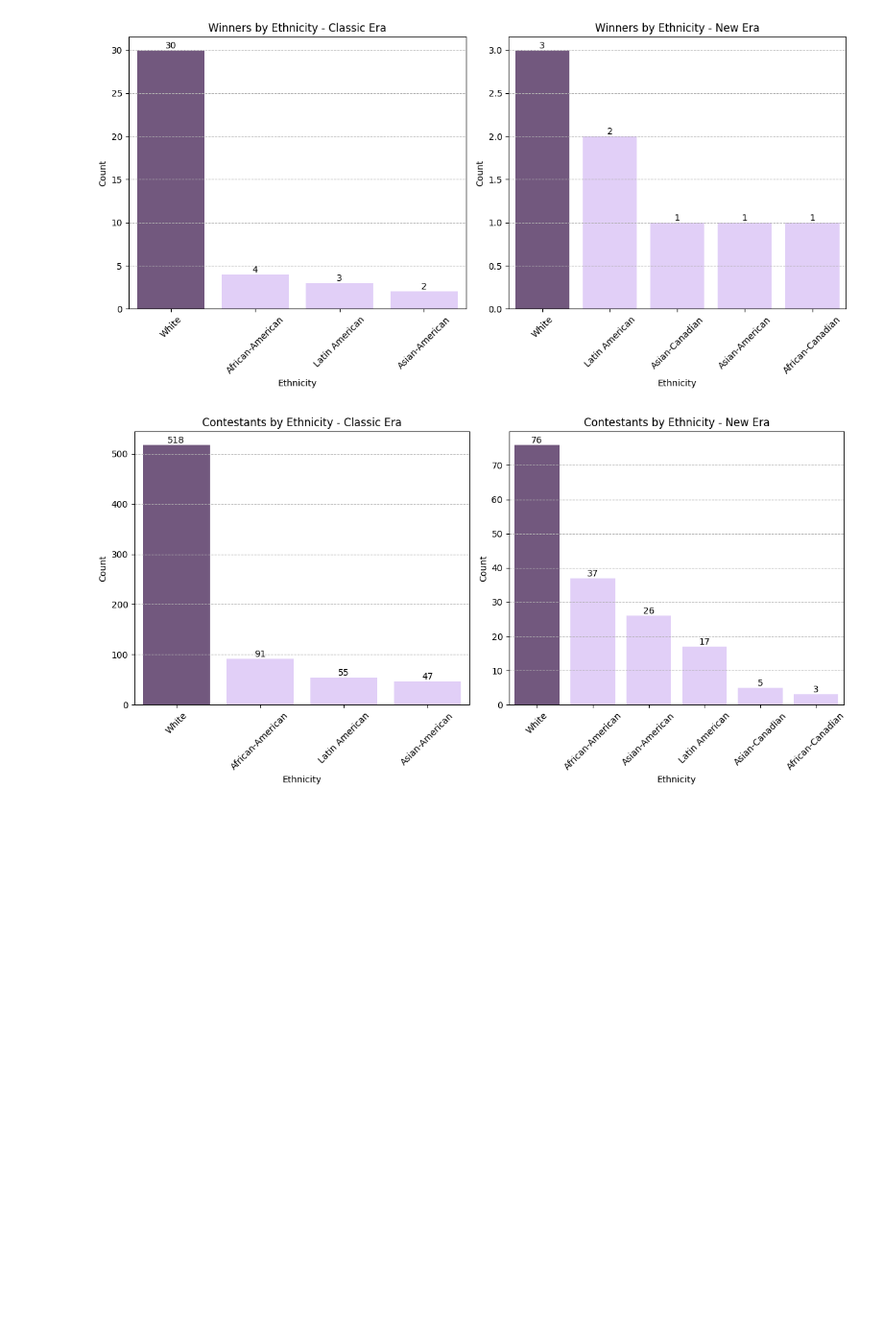
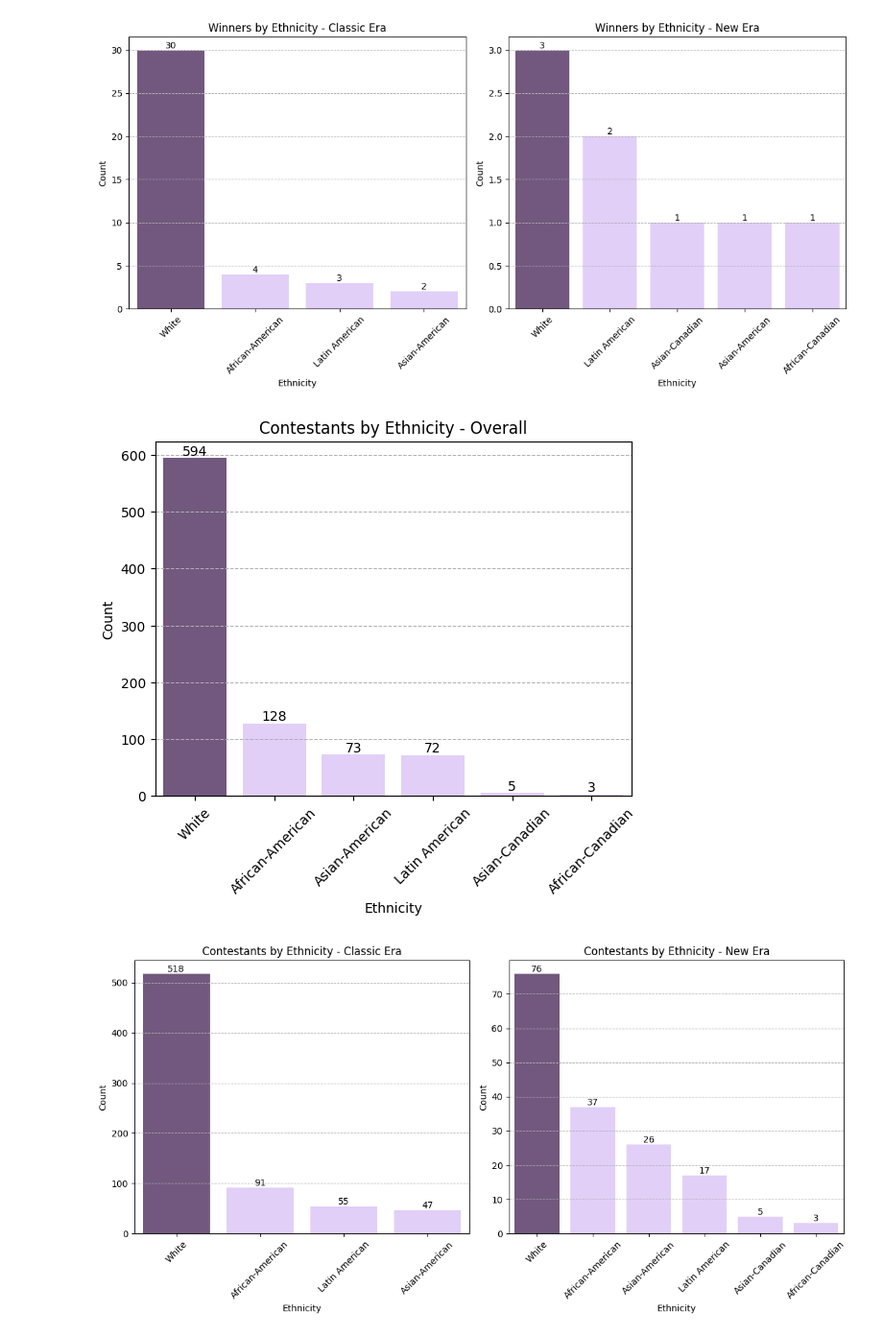
Before and after one commit to jubilbee/Survivor_EDA, a Jupyter notebook: Survivor_EDA.ipynb, the cells around one changed output. Shown: that part at 96% size. Drawn from its saved outputs; the diff is of its cells as text; code cells hidden in the pictures; blank space fills up the shorter version.

```diff
--- a/Survivor_EDA.ipynb
+++ b/Survivor_EDA.ipynb
@@ -406,6 +444,42 @@ plt.tight_layout()
 plt.show()
 # %% [output]
 [figure]
+# %%
+overall_ethnicity = '''
+SELECT
+    Ethnicity, COUNT(Ethnicity) as Count
+FROM
+    contestants
+GROUP BY
+    Ethnicity
+ORDER BY
+    Count DESC;
+'''
+sql(overall_ethnicity)
+max_count = sql(overall_ethnicity)['Count'].max()
+
+colors = ['#745284' if count == max_count else '#E0C9FD' for count in sql(overall_ethnicity)['Count']]
+plot = sns.barplot(x='Ethnicity',
+                    y='Count',
+                    data=sql(overall_ethnicity),
+                    palette=colors,
+                    hue='Ethnicity',
+                    legend=False,)
+for bar in plot.patches:
+    height = bar.get_height()
+    plot.text(
+        bar.get_x() + bar.get_width() / 2,
+        height,
+        f'{height:.0f}',
+        ha='center',
+        va='bottom'
+    )
+plt.title('Contestants by Ethnicity - Overall')
+plt.grid(True, which='both', axis='y', linestyle='--', linewidth=0.7)
+plt.tick_params(axis='x', rotation=45)
+plt.show()
+# %% [output]
+[figure, added]
 # %%
 classic_era_ethnicity = '''
 SELECT
```
Also changed, not shown: parts of 5 cells of this notebook.
